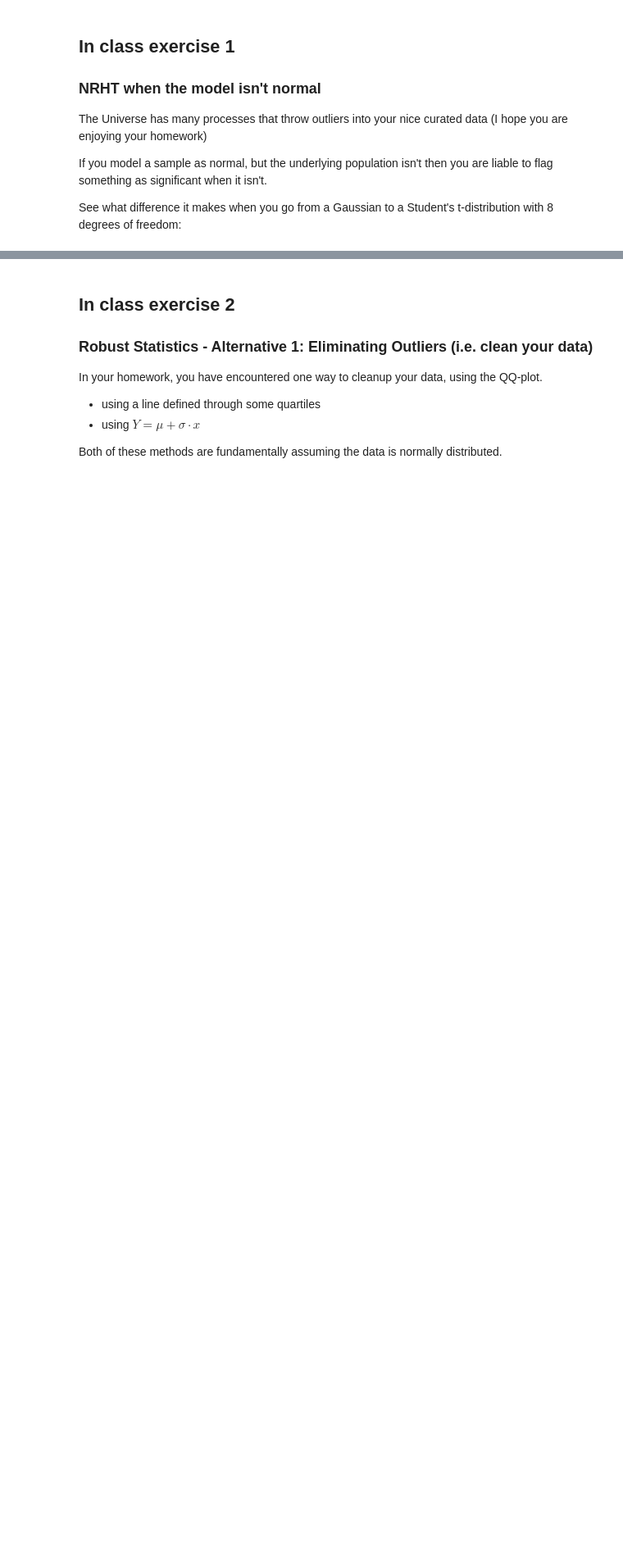
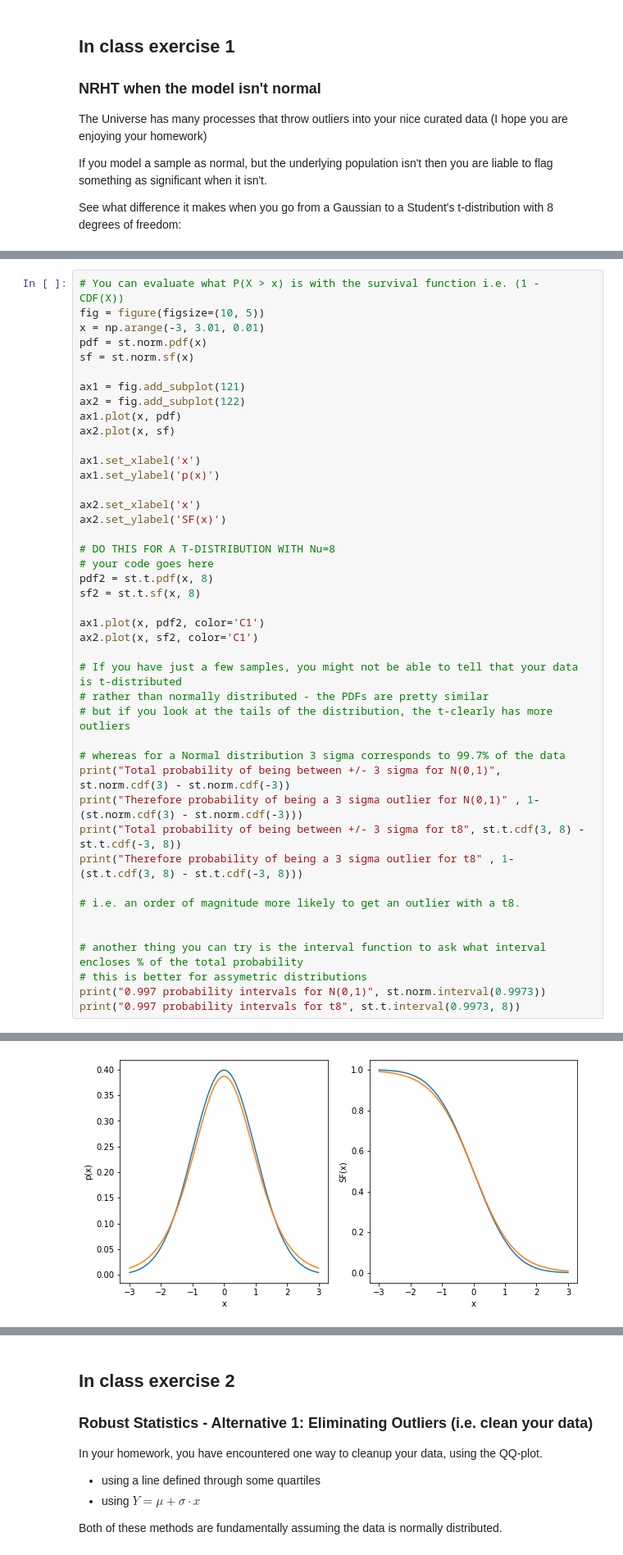
Before and after one commit to gnarayan/ast596_2020_Spring, a Jupyter notebook: 02/week02.ipynb, the cells around one changed output, grey strips where cells are left out. Shown at 82% size. Cells and saved outputs as stored; diff of their text form; blank space fills up the shorter version.

```diff
--- a/02/week02.ipynb
+++ b/02/week02.ipynb
@@ -197,0 +185,44 @@ Text(0, 0.5, 'SF(x)')
+# %%
+# You can evaluate what P(X > x) is with the survival function i.e. (1 -  CDF(X))
+fig = figure(figsize=(10, 5))
+x = np.arange(-3, 3.01, 0.01)
+pdf = st.norm.pdf(x)
+sf = st.norm.sf(x)
+
+ax1 = fig.add_subplot(121)
+ax2 = fig.add_subplot(122)
+ax1.plot(x, pdf)
+ax2.plot(x, sf)
+
+ax1.set_xlabel('x')
+ax1.set_ylabel('p(x)')
+
+ax2.set_xlabel('x')
+ax2.set_ylabel('SF(x)')
+
+# DO THIS FOR A T-DISTRIBUTION WITH Nu=8
+# your code goes here
+pdf2 = st.t.pdf(x, 8)
+sf2 = st.t.sf(x, 8)
+
+ax1.plot(x, pdf2, color='C1')
+ax2.plot(x, sf2, color='C1')
+
+# If you have just a few samples, you might not be able to tell that your data is t-distributed
+# rather than normally distributed - the PDFs are pretty similar
+# but if you look at the tails of the distribution, the t-clearly has more outliers
+
+# whereas for a Normal distribution 3 sigma corresponds to 99.7% of the data
+print("Total probability of being between +/- 3 sigma for N(0,1)", st.norm.cdf(3) - st.norm.cdf(-3))
+print("Therefore probability of being a 3 sigma outlier for N(0,1)" , 1- (st.norm.cdf(3) - st.norm.cdf(-3)))
+print("Total probability of being between +/- 3 sigma for t8", st.t.cdf(3, 8) - st.t.cdf(-3, 8))
+print("Therefore probability of being a 3 sigma outlier for t8" , 1- (st.t.cdf(3, 8) - st.t.cdf(-3, 8)))
+
+# i.e. an order of magnitude more likely to get an outlier with a t8.
+
+
+# another thing you can try is the interval function to ask what interval encloses % of the total probability
+# this is better for assymetric distributions
+print("0.997 probability intervals for N(0,1)", st.norm.interval(0.9973))
+print("0.997 probability intervals for t8", st.t.interval(0.9973, 8))
+# %% [output]
@@ -198,2 +235,3 @@ Text(0, 0.5, 'SF(x)')
+[figure, added]
 # %% [markdown]
 The issue with the method of moments and classical hypothesis testing is they are not very **robust** to outliers in the data.
```
Also changed, not shown: parts of 51 cells of this notebook.
